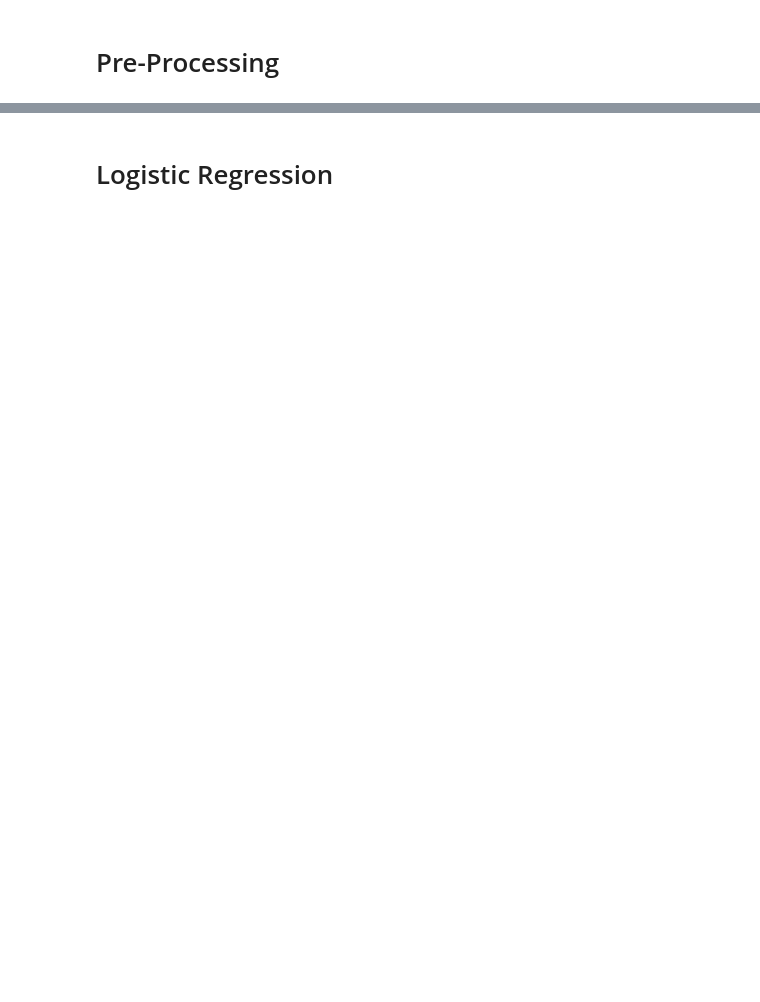
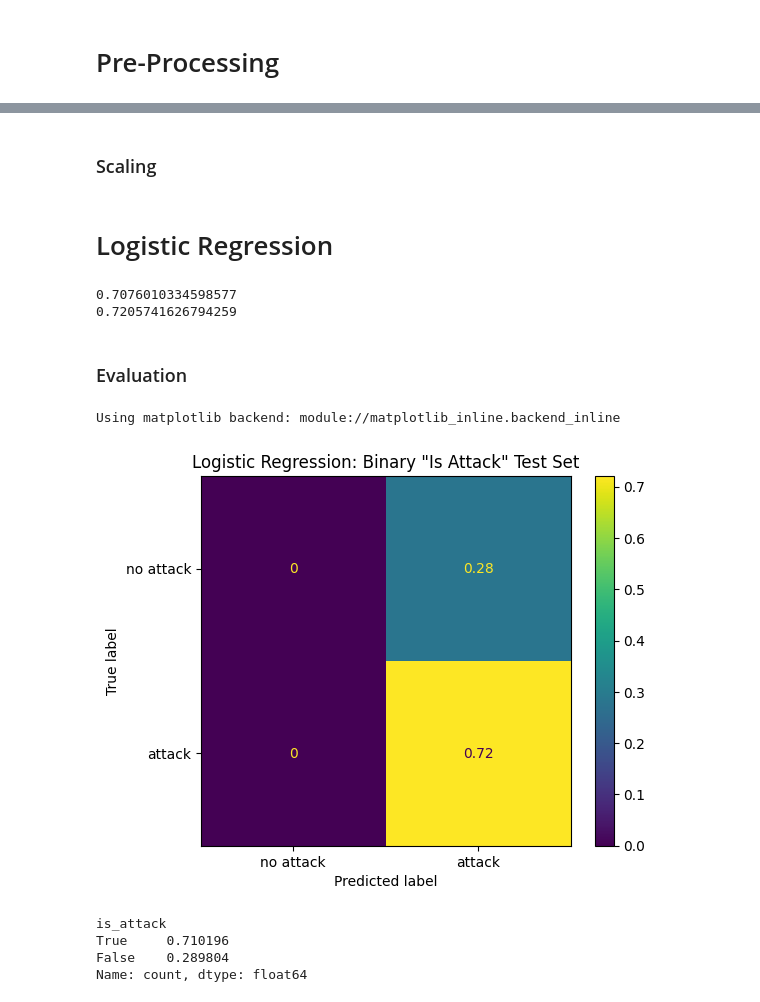
Before and after one commit to kmazurczyk/power-grid-time-series-classification, a Jupyter notebook: notebooks/logistic_regression.ipynb, the cells around one changed output, grey strips where cells are left out. Saved outputs shown, nothing was run; the diff lists cells and outputs as text; code cells hidden in the pictures; blank space fills up the shorter version.

Commit message:
model development

```diff
--- a/notebooks/logistic_regression.ipynb
+++ b/notebooks/logistic_regression.ipynb
@@ -91,0 +69,10 @@ dtype: object
+# %%
+# X
+R1_power_X = df.loc[:,R1_power_features]
+numeric_features = R1_power_X.select_dtypes('number').columns
+
+# Y
+binary_y = df.loc[:,'is_attack']
+tertiary_y = df.loc[:,'scenario_class']
+multi_class_y = df.loc[:,'scenario_broad_type']
+full_class_y = df.loc[:'marker']
@@ -91,0 +81,4 @@ dtype: object
+# %%
+X_train, y_train, X_test, y_test = models.timeseries_train_test_split(R1_power_X,binary_y)
+for i in (X_train, y_train, X_test, y_test):
+    print(i.shape)
@@ -92,2 +96,46 @@ dtype: object
+# %% [markdown]
+### Scaling
+# %%
+preprocessor = ColumnTransformer(
+    transformers=[('scaler', StandardScaler(), numeric_features)], remainder='passthrough') #.set_output(transform='pandas')
 # %% [markdown]
 # Logistic Regression
+# %%
+X_train, X_test = X_train.loc[:,numeric_features], X_test.loc[:,numeric_features]
+
+timecv = TimeSeriesSplit(n_splits=5)
+
+clf = Pipeline([
+    ('preprocessor', preprocessor),
+    ('estimator', LogisticRegressionCV(cv=timecv))
+])
+
+clf.fit(X_train, y_train)
+print(clf.score(X_train, y_train))
+print(clf.score(X_test, y_test))
+# %% [output]
+0.7076010334598577
+0.7205741626794259
+# %% [markdown]
+### Evaluation
+# %%
+%matplotlib
+ConfusionMatrixDisplay.from_estimator(
+        clf,
+        X_test,
+        y_test,
+        display_labels=['no attack','attack'],
+        normalize='all',
+    )
+plt.title('Logistic Regression: Binary "Is Attack" Test Set')
+plt.show()
+# %% [output]
+Using matplotlib backend: module://matplotlib_inline.backend_inline
+[figure, added]
+# %%
+df['is_attack'].value_counts() / df['is_attack'].shape[0]
+# %% [output]
+is_attack
+True     0.710196
+False    0.289804
+Name: count, dtype: float64
```
Also changed, not shown: parts of 22 cells of this notebook, 12 other files.
